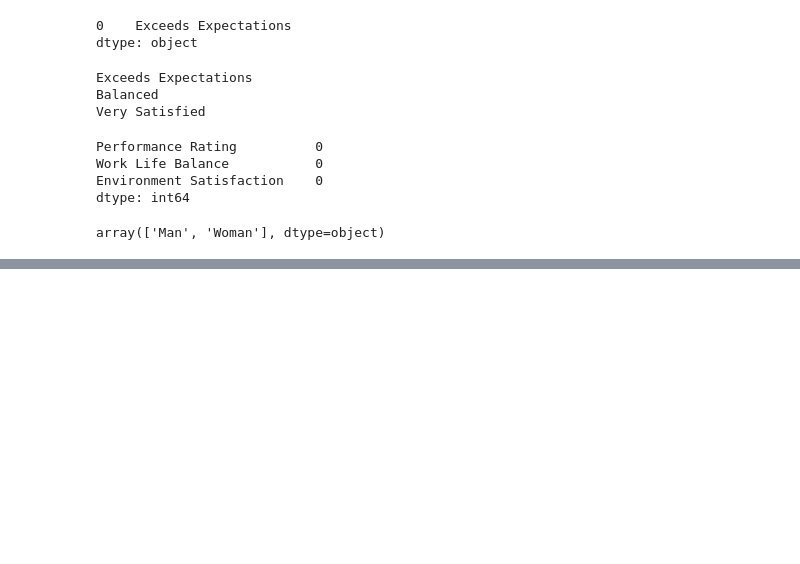
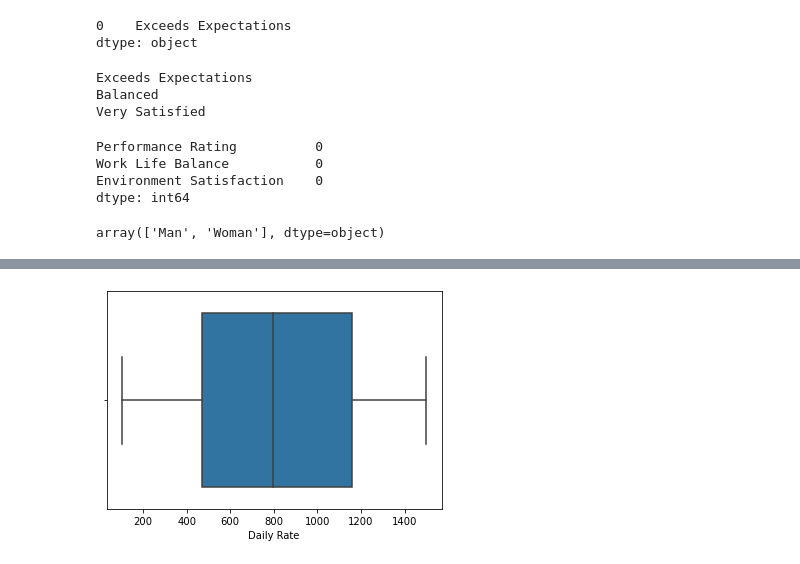
Before and after one commit to Adalab/proyecto-da-F-modulo3-team2, a Jupyter notebook: limpieza_transformacion_reyes.ipynb, the cells around one changed output, grey strips where cells are left out. Cells and saved outputs as stored; diff of their text form; code cells hidden in the pictures; blank space fills up the shorter version.

```diff
--- a/limpieza_transformacion_reyes.ipynb
+++ b/limpieza_transformacion_reyes.ipynb
@@ -474,0 +507,4 @@ array(['Man', 'Woman'], dtype=object)
+# %%
+sns.boxplot(x='Daily Rate', data= df);
+# %% [output]
+[figure, added]
```
Also changed, not shown: parts of 27 cells of this notebook.
